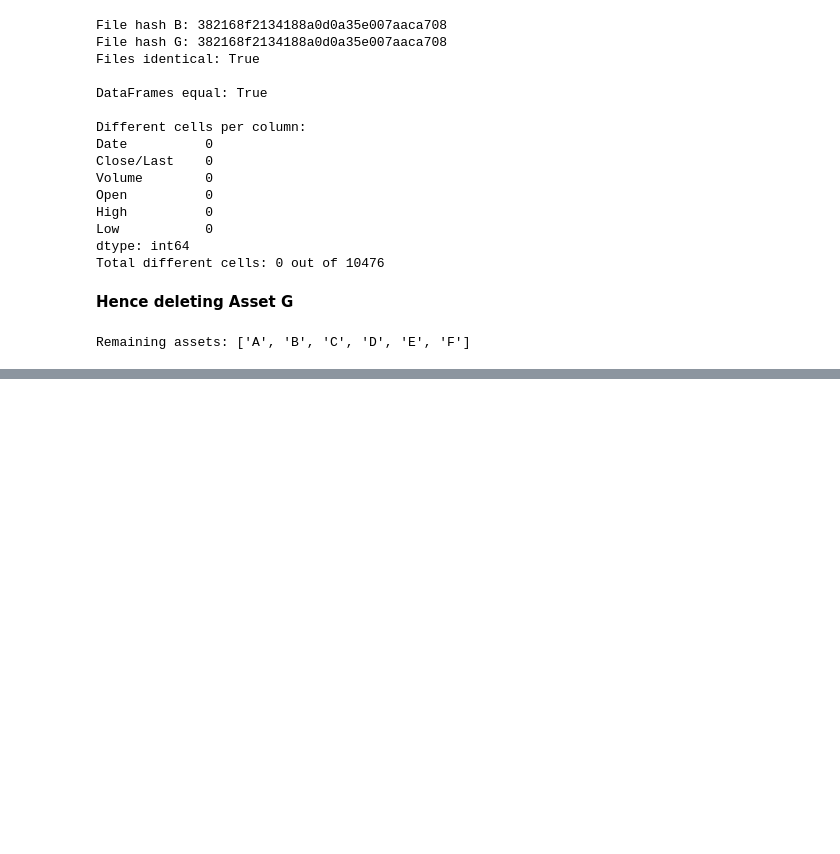
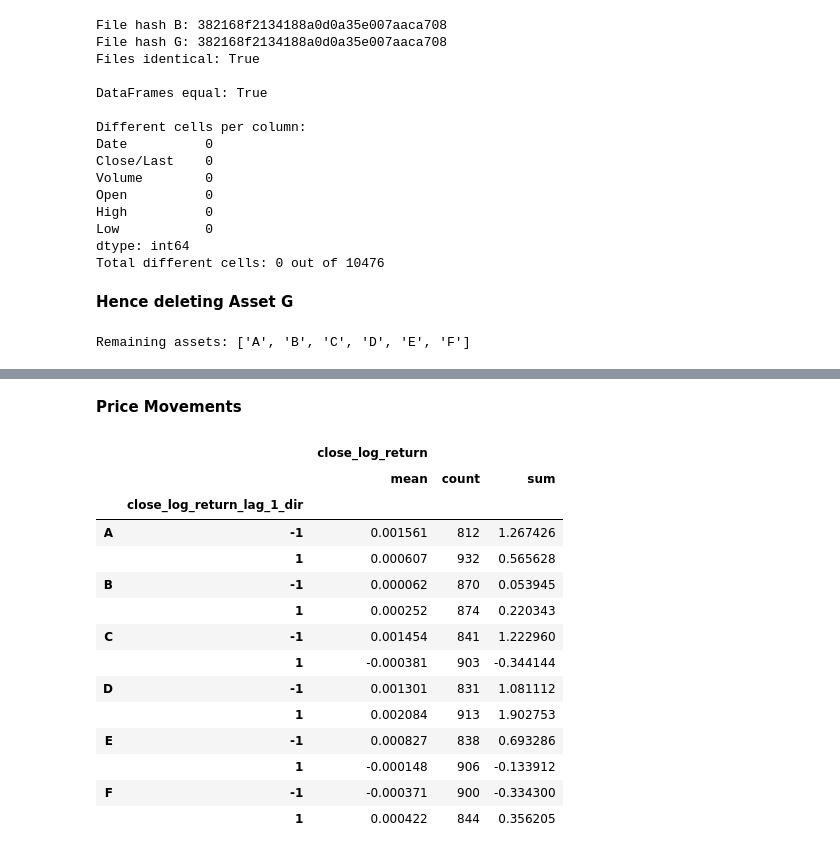
Before and after one commit to janjan1512/BSE, a Jupyter notebook: main.ipynb, the cells around one changed output, grey strips where cells are left out. Saved outputs shown, nothing was run; the diff lists cells and outputs as text; code cells hidden in the pictures; blank space fills up the shorter version.

```diff
--- a/main.ipynb
+++ b/main.ipynb
@@ -115,11 +98,0 @@ asset_A.head(1000)
-# %%
-closes = pd.DataFrame({name: df.set_index("Date")["Close/Last"] for name, df in assets.items()})
-
-# Simple returns: (P_t - P_{t-1}) / P_{t-1}
-simple_returns = closes.pct_change().dropna()
-
-# Log returns: ln(P_t / P_{t-1})
-log_returns = np.log(closes / closes.shift(1)).dropna()
-
-display(simple_returns.head())
-display(log_returns.head())
@@ -140,0 +101,14 @@ display(log_returns.head())
+# %%
+for name in assets:
+    df = assets[name]
+    df["close_log_return"] = np.log(df["Close/Last"] / df["Close/Last"].shift(1))
+    df["close_simple_return"] = df["Close/Last"].pct_change()
+    df["close_log_return_lag_1"] = df["close_log_return"].shift(1)
+    assets[name] = df.dropna().copy()
+
+display(assets["A"].head())
+display(assets["B"].head())
+display(assets["C"].head())
+display(assets["D"].head())
+display(assets["E"].head())
+display(assets["F"].head())
@@ -140,0 +199,24 @@ display(log_returns.head())
+# %% [markdown]
+**Price Movements**
+# %%
+summary = pd.concat({
+    name: df.groupby("close_log_return_lag_1_dir").aggregate({"close_log_return": ["mean", "count", "sum"]})
+    for name, df in assets.items()
+})
+summary
+# %% [output]
+|  |  | close_log_return |  |  |
+|  |  | mean | count | sum |
+|  | close_log_return_lag_1_dir |  |  |  |
+| A | -1 | 0.001561 | 812 | 1.267426 |
+|  | 1 | 0.000607 | 932 | 0.565628 |
+| B | -1 | 0.000062 | 870 | 0.053945 |
+|  | 1 | 0.000252 | 874 | 0.220343 |
+| C | -1 | 0.001454 | 841 | 1.222960 |
+|  | 1 | -0.000381 | 903 | -0.344144 |
+| D | -1 | 0.001301 | 831 | 1.081112 |
+|  | 1 | 0.002084 | 913 | 1.902753 |
+| E | -1 | 0.000827 | 838 | 0.693286 |
+|  | 1 | -0.000148 | 906 | -0.133912 |
+| F | -1 | -0.000371 | 900 | -0.334300 |
+|  | 1 | 0.000422 | 844 | 0.356205 |
```
Also changed, not shown: parts of 29 cells of this notebook, 4 other files.
